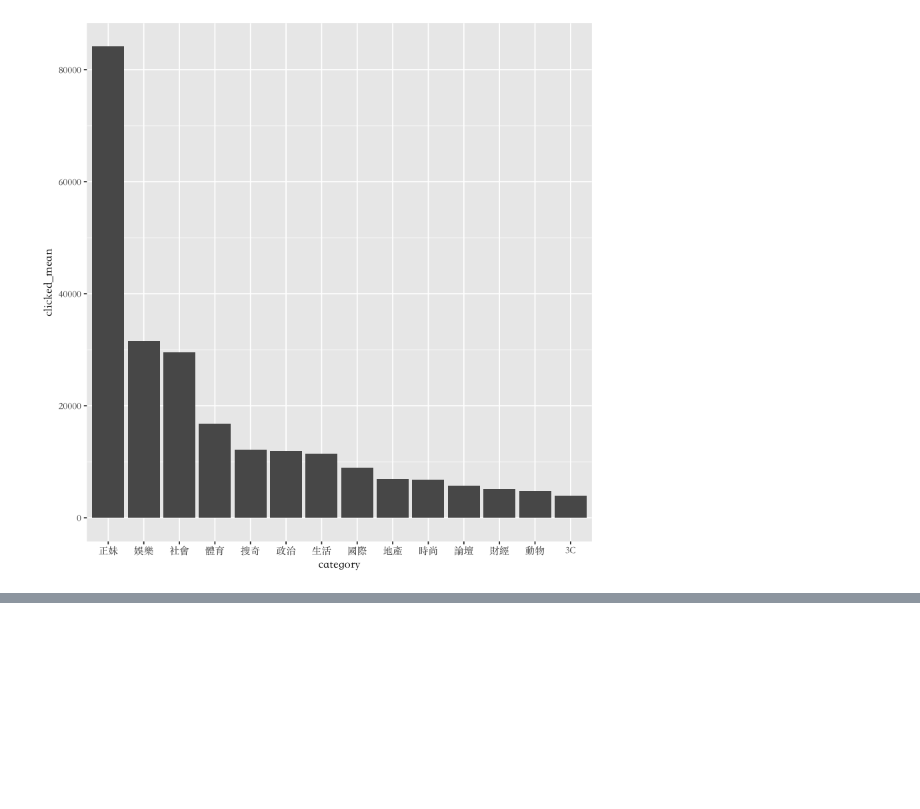
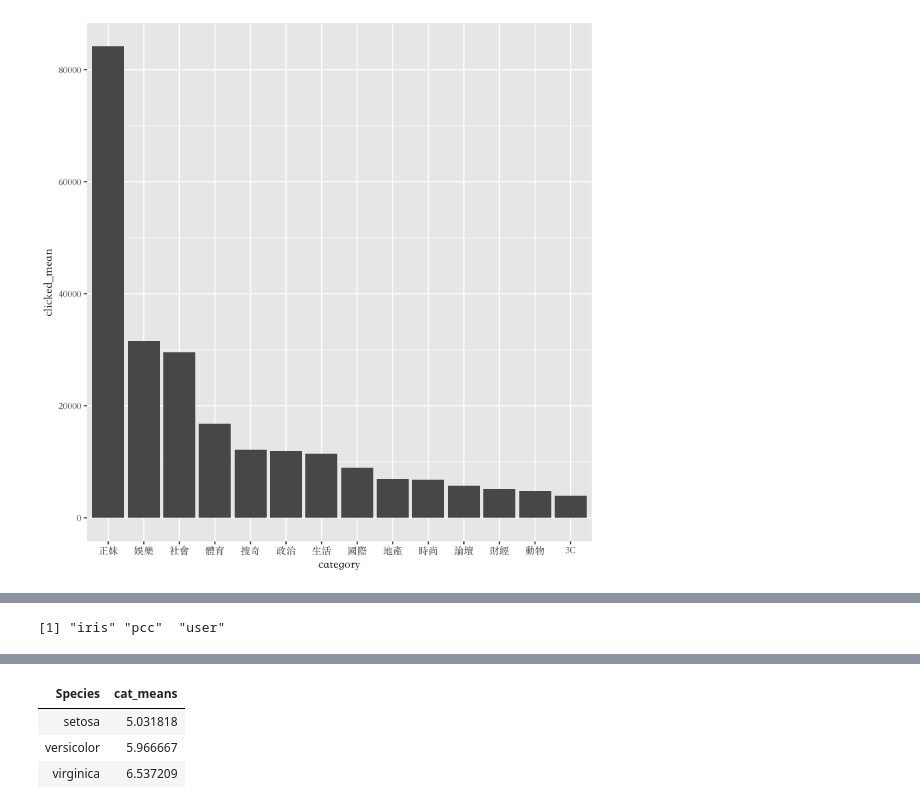
Before and after one commit to YuHsuanLin/riii, a Jupyter notebook: cb102/cb102_20180817.ipynb, the cells around one changed output, grey strips where cells are left out. Saved outputs shown, nothing was run; the diff lists cells and outputs as text; code cells hidden in the pictures; blank space fills up the shorter version.

```diff
--- a/cb102/cb102_20180817.ipynb
+++ b/cb102/cb102_20180817.ipynb
@@ -767,0 +783,6 @@ Warning message in grid.Call(C_textBounds, as.graphicsAnnot(x$label), x$x, x$y,
+# %%
+conn = src_mysql(dbname='test',host='127.0.0.1',port=3306,user='root',password='pythonetl')
+# %%
+src_tbls(conn)
+# %% [output]
+[1] "iris" "pcc"  "user"
@@ -767,0 +795,3 @@ Warning message in grid.Call(C_textBounds, as.graphicsAnnot(x$label), x$x, x$y,
+# %%
+tbl(conn,'iris') %>% group_by(Species) %>% summarise( cat_means = mean(Sepal.Length)) %>% collect()
+# %% [output]
@@ -767,0 +801,4 @@ Warning message in grid.Call(C_textBounds, as.graphicsAnnot(x$label), x$x, x$y,
+| Species | cat_means |
+| setosa | 5.031818 |
+| versicolor | 5.966667 |
+| virginica | 6.537209 |
```
Also changed, not shown: parts of 11 cells of this notebook.
